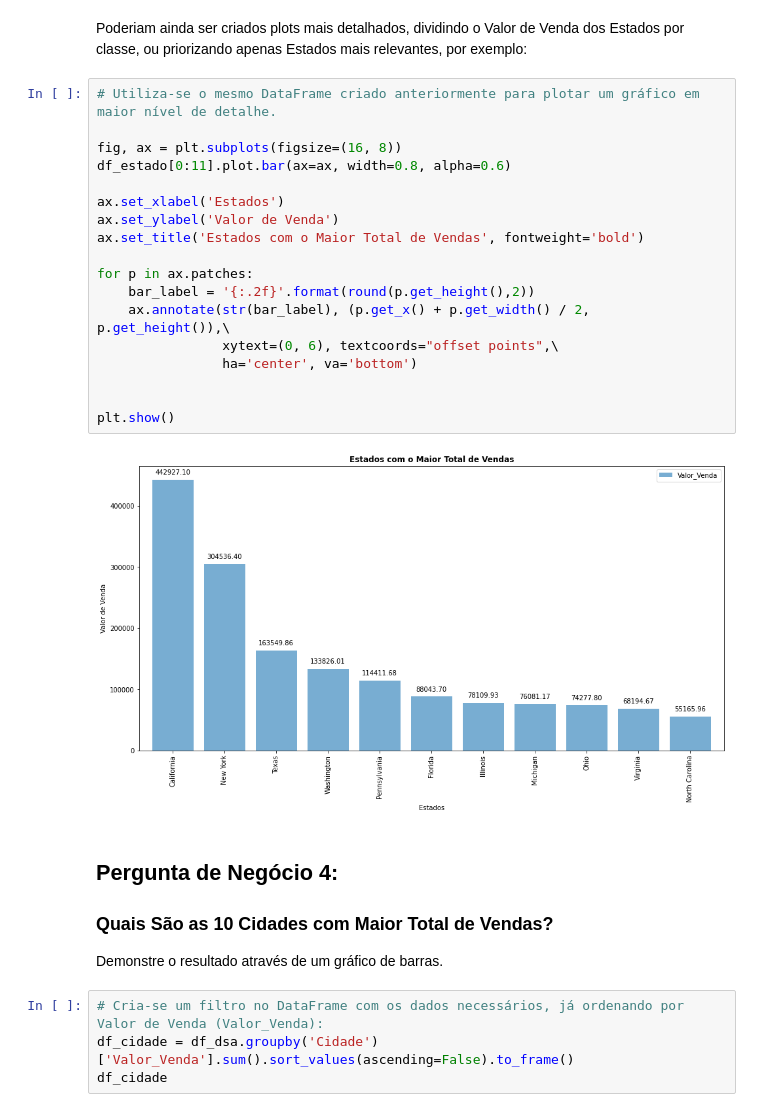
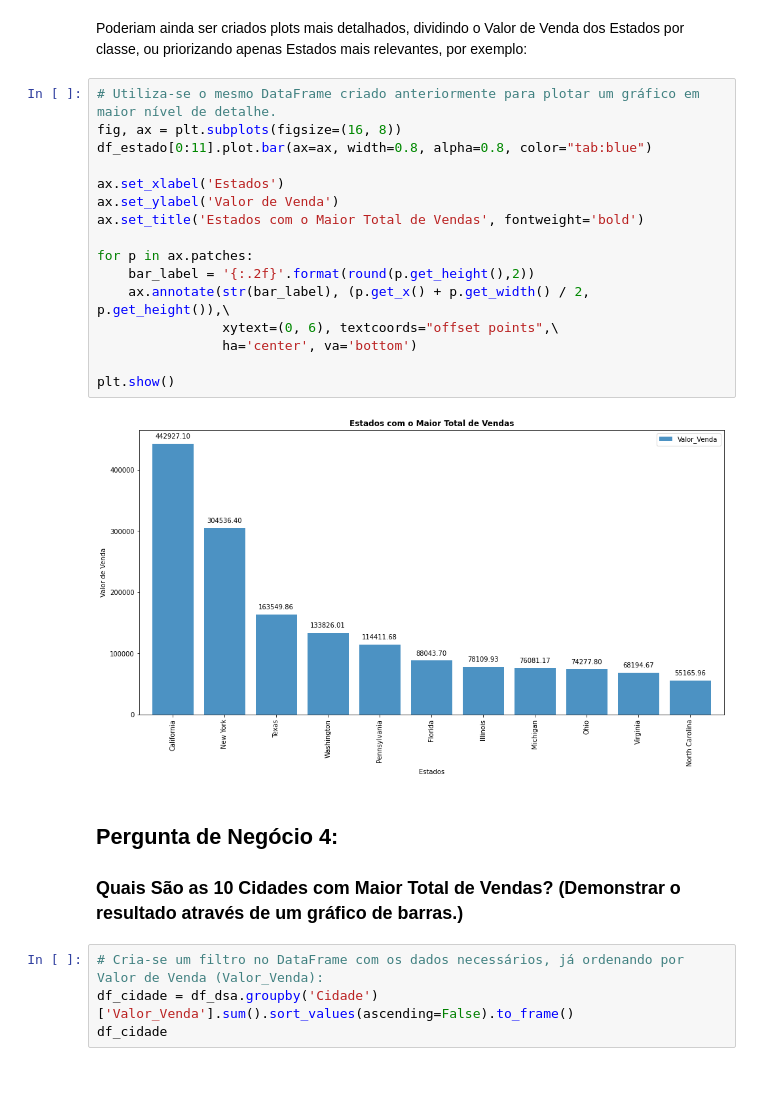
Before and after one commit to nettorobson/jupyter_varejo, a Jupyter notebook: projeto-varejo.ipynb, the cells around one changed output. Cells and saved outputs as stored; diff of their text form; blank space fills up the shorter version.

```diff
--- a/projeto-varejo.ipynb
+++ b/projeto-varejo.ipynb
@@ -688,30 +706,26 @@ df_estado.plot.bar(figsize=(18,8))
 Poderiam ainda ser criados plots mais detalhados, dividindo o Valor de Venda dos Estados por classe, ou priorizando apenas Estados mais relevantes, por exemplo:
 # %%
 # Utiliza-se o mesmo DataFrame criado anteriormente para plotar um gráfico em maior nível de detalhe.
-
 fig, ax = plt.subplots(figsize=(16, 8))
-df_estado[0:11].plot.bar(ax=ax, width=0.8, alpha=0.6)
+df_estado[0:11].plot.bar(ax=ax, width=0.8, alpha=0.8, color="tab:blue")
 
 ax.set_xlabel('Estados')
 ax.set_ylabel('Valor de Venda')
 ax.set_title('Estados com o Maior Total de Vendas', fontweight='bold')
 
 for p in ax.patches:
     bar_label = '{:.2f}'.format(round(p.get_height(),2))
     ax.annotate(str(bar_label), (p.get_x() + p.get_width() / 2, p.get_height()),\
                 xytext=(0, 6), textcoords="offset points",\
                 ha='center', va='bottom')
 
-
 plt.show()
 # %% [output]
-[figure, old version]
+[figure, new version]
 # %% [markdown]
 ## Pergunta de Negócio 4:
 
-### Quais São as 10 Cidades com Maior Total de Vendas?
-
-Demonstre o resultado através de um gráfico de barras.
+### Quais São as 10 Cidades com Maior Total de Vendas? (Demonstrar o resultado através de um gráfico de barras.)
 # %%
 # Cria-se um filtro no DataFrame com os dados necessários, já ordenando por Valor de Venda (Valor_Venda):
 df_cidade = df_dsa.groupby('Cidade')['Valor_Venda'].sum().sort_values(ascending=False).to_frame()
```
Also changed, not shown: parts of 95 cells of this notebook.
